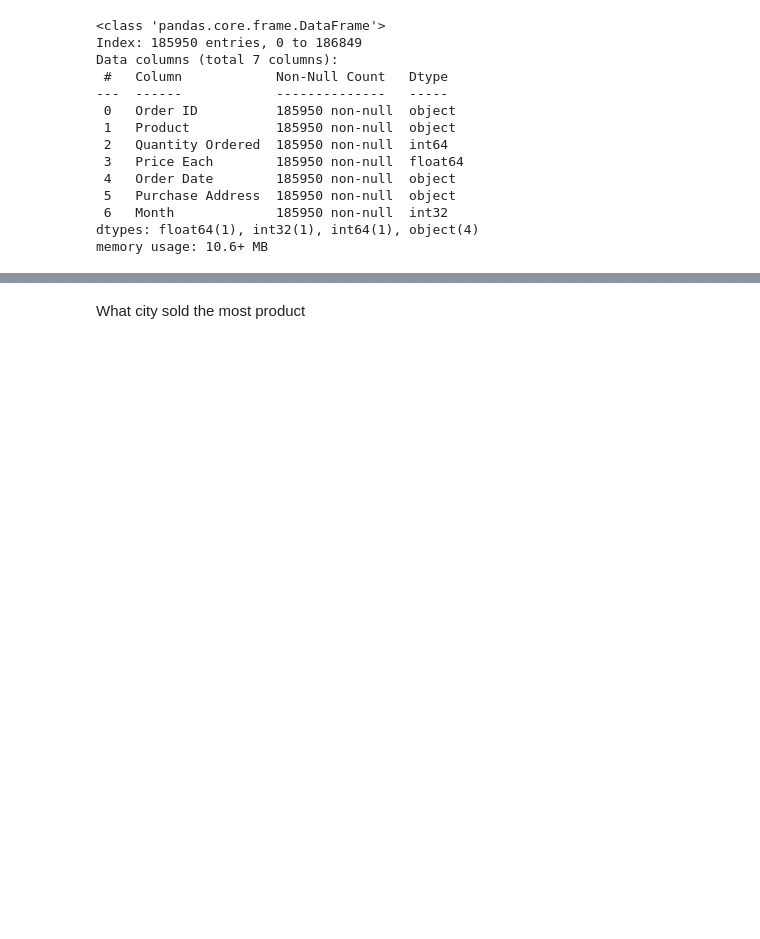
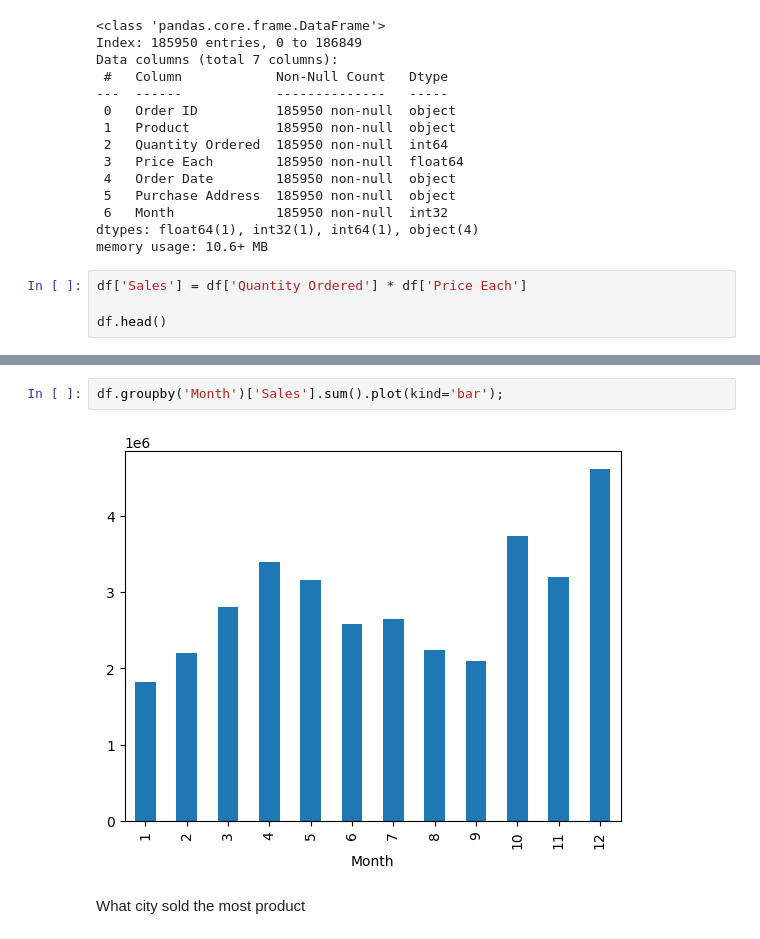
Before and after one commit to kipkosgeii/SalesData-Analysis, a Jupyter notebook: sales.ipynb, the cells around one changed output, grey strips where cells are left out. Saved outputs shown, nothing was run; the diff lists cells and outputs as text; blank space fills up the shorter version.

```diff
--- a/sales.ipynb
+++ b/sales.ipynb
@@ -139,3 +139,7 @@ Data columns (total 7 columns):
  6   Month             185950 non-null  int32
 dtypes: float64(1), int32(1), int64(1), object(4)
 memory usage: 10.6+ MB
+# %%
+df['Sales'] = df['Quantity Ordered'] * df['Price Each']
+
+df.head()
@@ -142,2 +153,6 @@ memory usage: 10.6+ MB
+# %%
+df.groupby('Month')['Sales'].sum().plot(kind='bar');
+# %% [output]
+[figure, added]
 # %% [markdown]
 What city sold the most product
```
Also changed, not shown: parts of 7 cells of this notebook.
